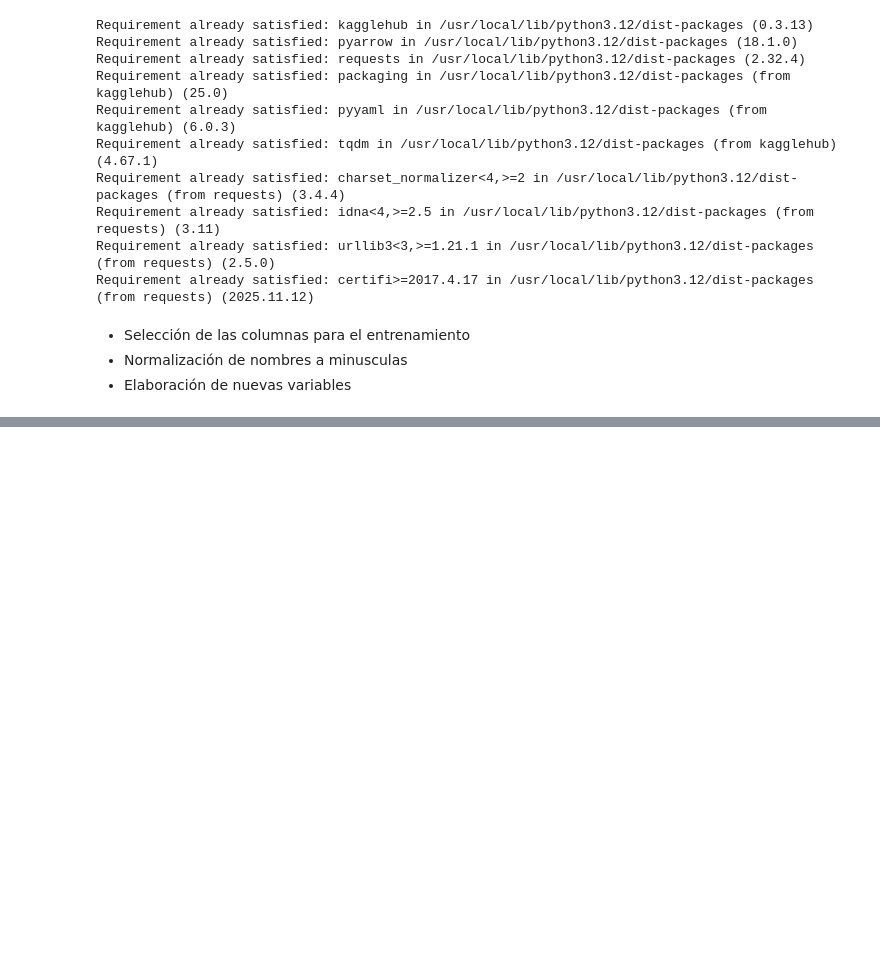
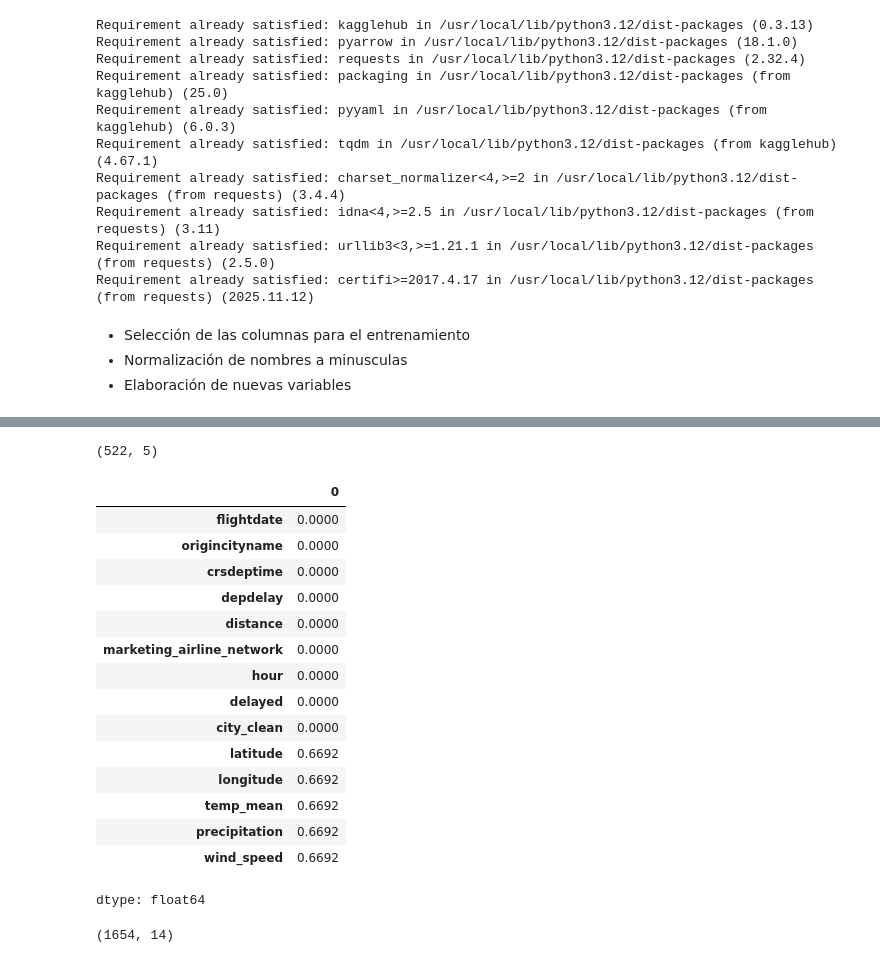
Before and after one commit to sunnyday2/flight_on_time, a Jupyter notebook: flightontime_hackaton_e32_alura_latam.ipynb, the cells around one changed output, grey strips where cells are left out. Saved outputs shown, nothing was run; the diff lists cells and outputs as text; code cells hidden in the pictures; blank space fills up the shorter version.

```diff
--- a/flightontime_hackaton_e32_alura_latam.ipynb
+++ b/flightontime_hackaton_e32_alura_latam.ipynb
@@ -872,0 +943,12 @@ def geocode_city(city):
+# %%
+#agrupamos fechas minimas y max por ciudad
+
+city_ranges = (
+    weather_keys
+    .groupby(["city_clean", "latitude", "longitude"])
+    .agg(
+        start_date=("flightdate", "min"),
+        end_date=("flightdate", "max")
+    )
+    .reset_index()
+)
@@ -872,0 +983,49 @@ def geocode_city(city):
+# %%
+#descargamos clima por ciudad
+
+weather_frames = []
+
+for _, row in city_ranges.iterrows():
+    try:
+        df_city_weather = get_weather_range(
+            row.latitude,
+            row.longitude,
+            row.start_date.strftime("%Y-%m-%d"),
+            row.end_date.strftime("%Y-%m-%d")
+        )
+        df_city_weather["city_clean"] = row.city_clean
+        weather_frames.append(df_city_weather)
+    except Exception as e:
+        print(row.city_clean, e)
+
+df_weather = pd.concat(weather_frames, ignore_index=True)
+df_weather.shape
+# %% [output]
+(522, 5)
+# %%
+#merge vuelos y clima
+
+df_final = df_base.merge(
+    df_weather,
+    on=["city_clean", "flightdate"],
+    how="left"
+)
+
+df_final.isna().mean()
+# %% [output]
+|  | 0 |
+| flightdate | 0.0000 |
+| origincityname | 0.0000 |
+| crsdeptime | 0.0000 |
+| depdelay | 0.0000 |
+| distance | 0.0000 |
+| marketing_airline_network | 0.0000 |
+| hour | 0.0000 |
+| delayed | 0.0000 |
+| city_clean | 0.0000 |
+| latitude | 0.6692 |
+| longitude | 0.6692 |
+| temp_mean | 0.6692 |
+| precipitation | 0.6692 |
+| wind_speed | 0.6692 |
+dtype: float64
@@ -872,0 +1038,8 @@ def geocode_city(city):
+# %%
+#guardo parquet
+
+
+df_ml.to_parquet("flights_with_weather.parquet", index=False)
+df_ml.shape
+# %% [output]
+(1654, 14)
```
Also changed, not shown: parts of 9 cells of this notebook.
